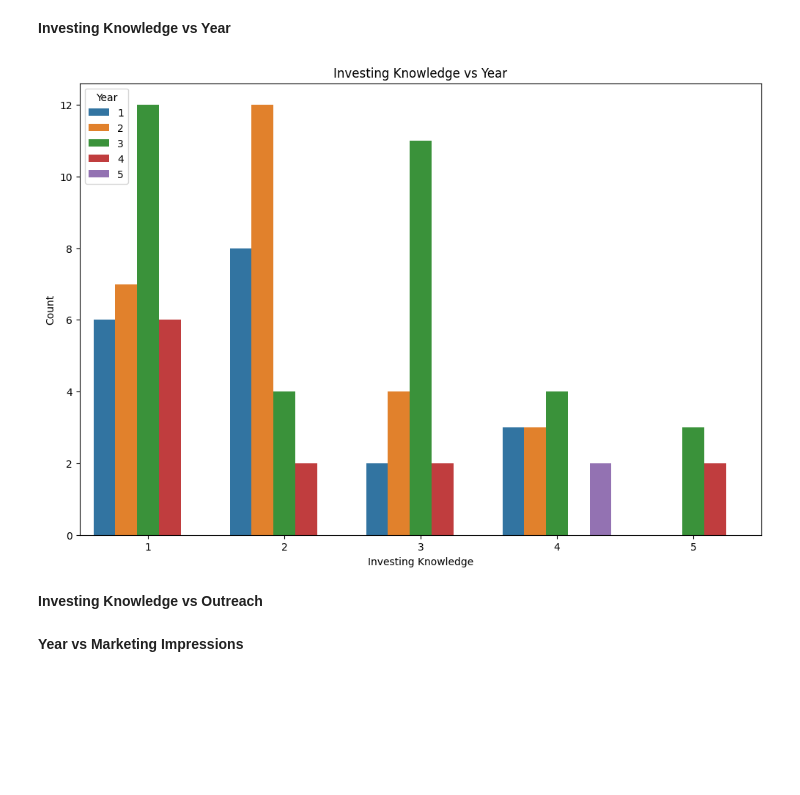
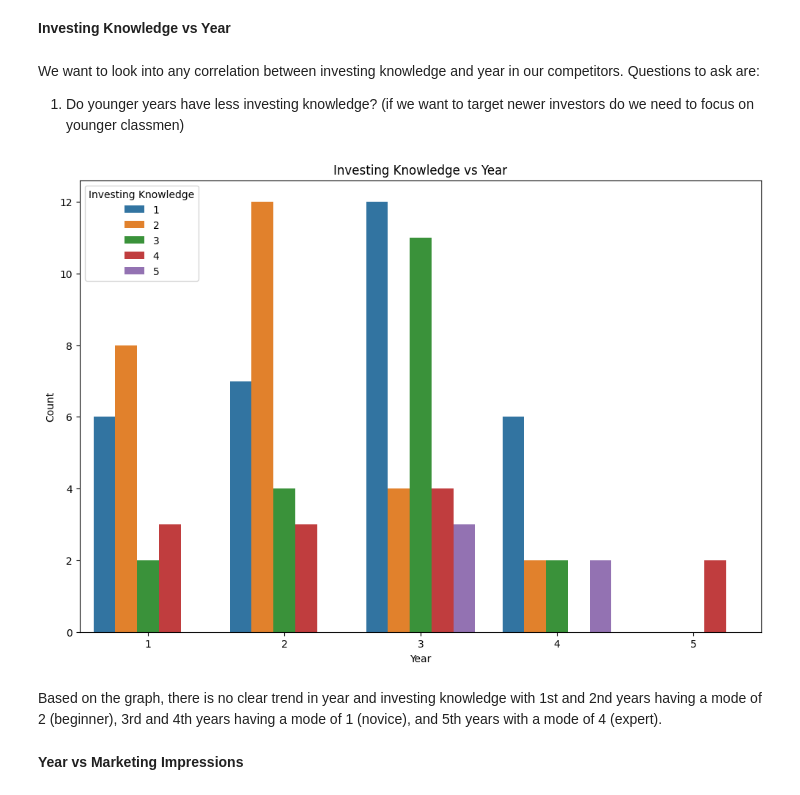
Before and after one commit to pranavg454/smcanalysis, a Jupyter notebook: fla-smc-analysis.ipynb, the cells around one changed output. Drawn from its saved outputs; the diff is of its cells as text; code cells hidden in the pictures; blank space fills up the shorter version.

```diff
--- a/fla-smc-analysis.ipynb
+++ b/fla-smc-analysis.ipynb
@@ -241,15 +272,17 @@ Instagram and Merage School reached widest number of majors. Most internet outre
 # %% [markdown]
 **Investing Knowledge vs Year**
+# %% [markdown]
+We want to look into any correlation between investing knowledge and year in our competitors. Questions to ask are:
+
+1. Do younger years have less investing knowledge? (if we want to target newer investors do we need to focus on younger classmen)
 # %%
-i_y = smc_data.groupby(by=["Investing Knowledge", "Year"]).size().reset_index(name='Count')
+i_y = smc_data.groupby(by=["Year", "Investing Knowledge"]).size().reset_index(name='Count')
 plt.figure(figsize=(12, 8))
-sns.barplot(x='Investing Knowledge', y='Count', hue='Year', data=i_y)
+sns.barplot(x='Year', y='Count', hue='Investing Knowledge', data=i_y)
 plt.title('Investing Knowledge vs Year')
-plt.xlabel('Investing Knowledge')
+plt.xlabel('Year')
 plt.ylabel('Count')
-plt.legend(title='Year')
+plt.legend(title='Investing Knowledge')
 plt.show()
 # %% [output]
-[figure, old version]
+[figure, new version]
-# %% [markdown]
-**Investing Knowledge vs Outreach**
@@ -266,2 +289,4 @@ plt.show()
+# %% [markdown]
+Based on the graph, there is no clear trend in year and investing knowledge with 1st and 2nd years having a mode of 2 (beginner), 3rd and 4th years having a mode of 1 (novice), and 5th years with a mode of 4 (expert).
 # %% [markdown]
 **Year vs Marketing Impressions**
```
Also changed, not shown: parts of 36 cells of this notebook.
